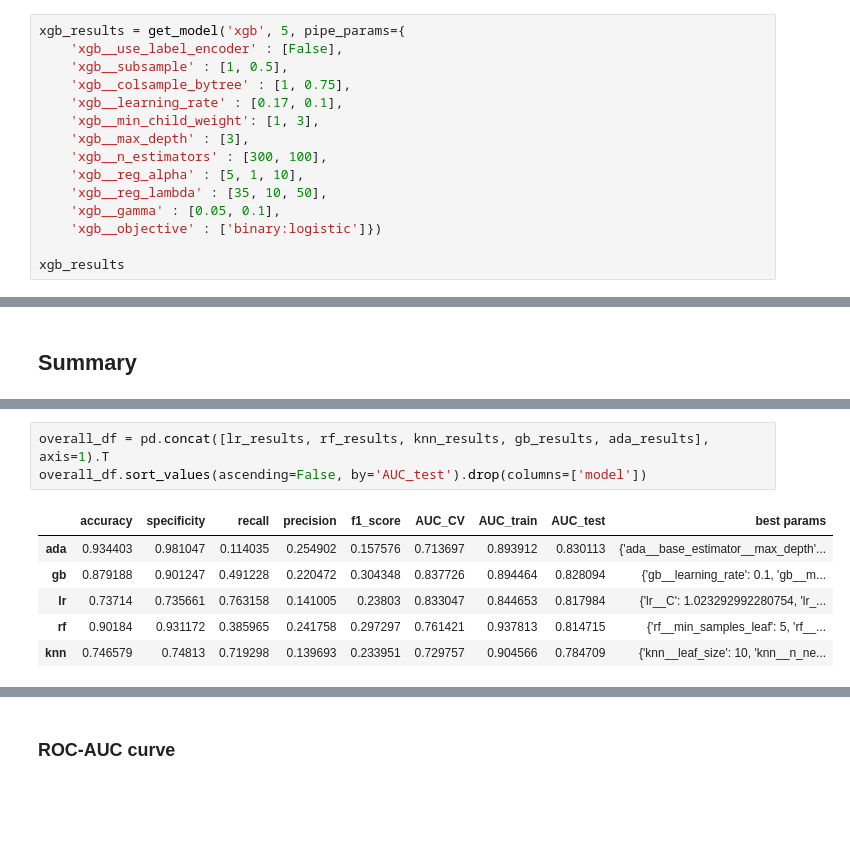
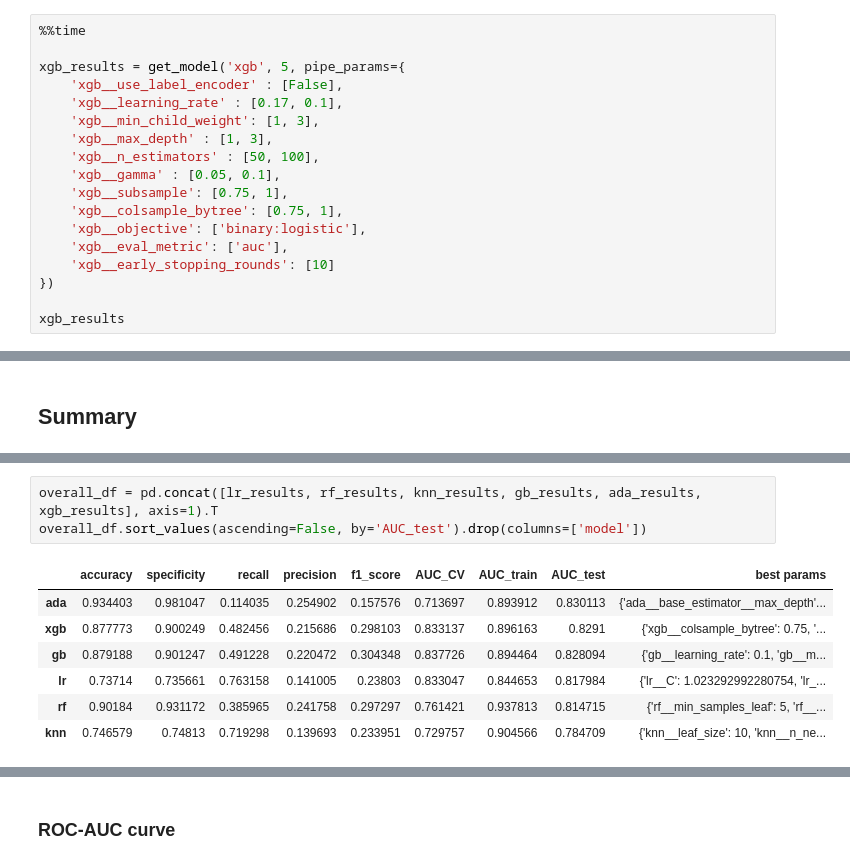
Before and after one commit to jh-mei/Group-4-Project, a Jupyter notebook: code/Part_2_Modelling.ipynb, the cells around one changed output, grey strips where cells are left out. Saved outputs shown, nothing was run; the diff lists cells and outputs as text; blank space fills up the shorter version.

```diff
--- a/code/Part_2_Modelling.ipynb
+++ b/code/Part_2_Modelling.ipynb
@@ -342,16 +344,19 @@ Wall time: 1min 17s
 # %%
+%%time
+
 xgb_results = get_model('xgb', 5, pipe_params={
     'xgb__use_label_encoder' : [False],
-    'xgb__subsample' : [1, 0.5],
-    'xgb__colsample_bytree' : [1, 0.75],
     'xgb__learning_rate' : [0.17, 0.1],
     'xgb__min_child_weight': [1, 3],
-    'xgb__max_depth' : [3],
-    'xgb__n_estimators' : [300, 100],
-    'xgb__reg_alpha' : [5, 1, 10],
-    'xgb__reg_lambda' : [35, 10, 50],
+    'xgb__max_depth' : [1, 3],
+    'xgb__n_estimators' : [50, 100],
     'xgb__gamma' : [0.05, 0.1],
-    'xgb__objective' : ['binary:logistic']})
+    'xgb__subsample': [0.75, 1],
+    'xgb__colsample_bytree': [0.75, 1],
+    'xgb__objective': ['binary:logistic'],
+    'xgb__eval_metric': ['auc'],
+    'xgb__early_stopping_rounds': [10]
+})
 
 xgb_results
 # %% [output]
@@ -383,9 +396,10 @@ Overall, we chose the Gradient Boost model.
 # %%
-overall_df = pd.concat([lr_results, rf_results, knn_results, gb_results, ada_results], axis=1).T
+overall_df = pd.concat([lr_results, rf_results, knn_results, gb_results, ada_results, xgb_results], axis=1).T
 overall_df.sort_values(ascending=False, by='AUC_test').drop(columns=['model'])
 # %% [output]
 |  | accuracy | specificity | recall | precision | f1_score | AUC_CV | AUC_train | AUC_test | best params |
 | ada | 0.934403 | 0.981047 | 0.114035 | 0.254902 | 0.157576 | 0.713697 | 0.893912 | 0.830113 | {'ada__base_estimator__max_depth'... |
+| xgb | 0.877773 | 0.900249 | 0.482456 | 0.215686 | 0.298103 | 0.833137 | 0.896163 | 0.8291 | {'xgb__colsample_bytree': 0.75, '... |
 | gb | 0.879188 | 0.901247 | 0.491228 | 0.220472 | 0.304348 | 0.837726 | 0.894464 | 0.828094 | {'gb__learning_rate': 0.1, 'gb__m... |
 | lr | 0.73714 | 0.735661 | 0.763158 | 0.141005 | 0.23803 | 0.833047 | 0.844653 | 0.817984 | {'lr__C': 1.023292992280754, 'lr_... |
 | rf | 0.90184 | 0.931172 | 0.385965 | 0.241758 | 0.297297 | 0.761421 | 0.937813 | 0.814715 | {'rf__min_samples_leaf': 5, 'rf__... |
```
Also changed, not shown: parts of 26 cells of this notebook, 1 other file.
